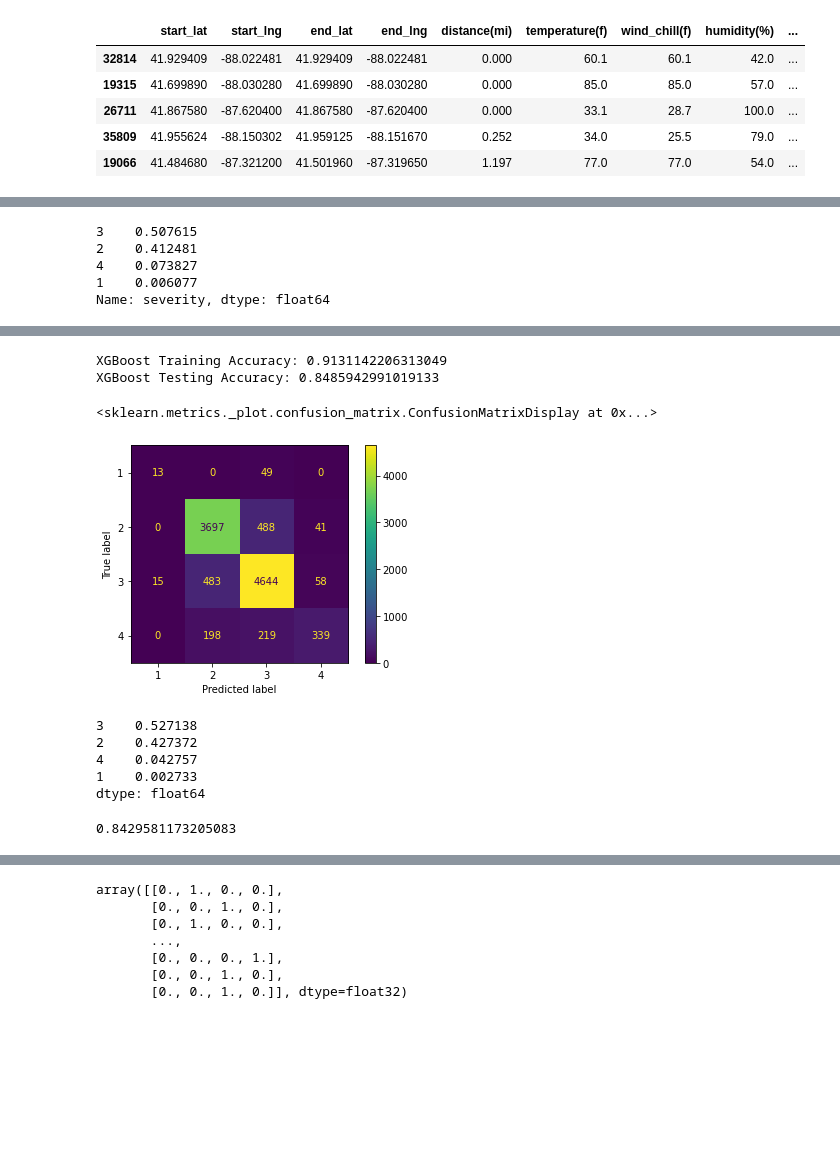
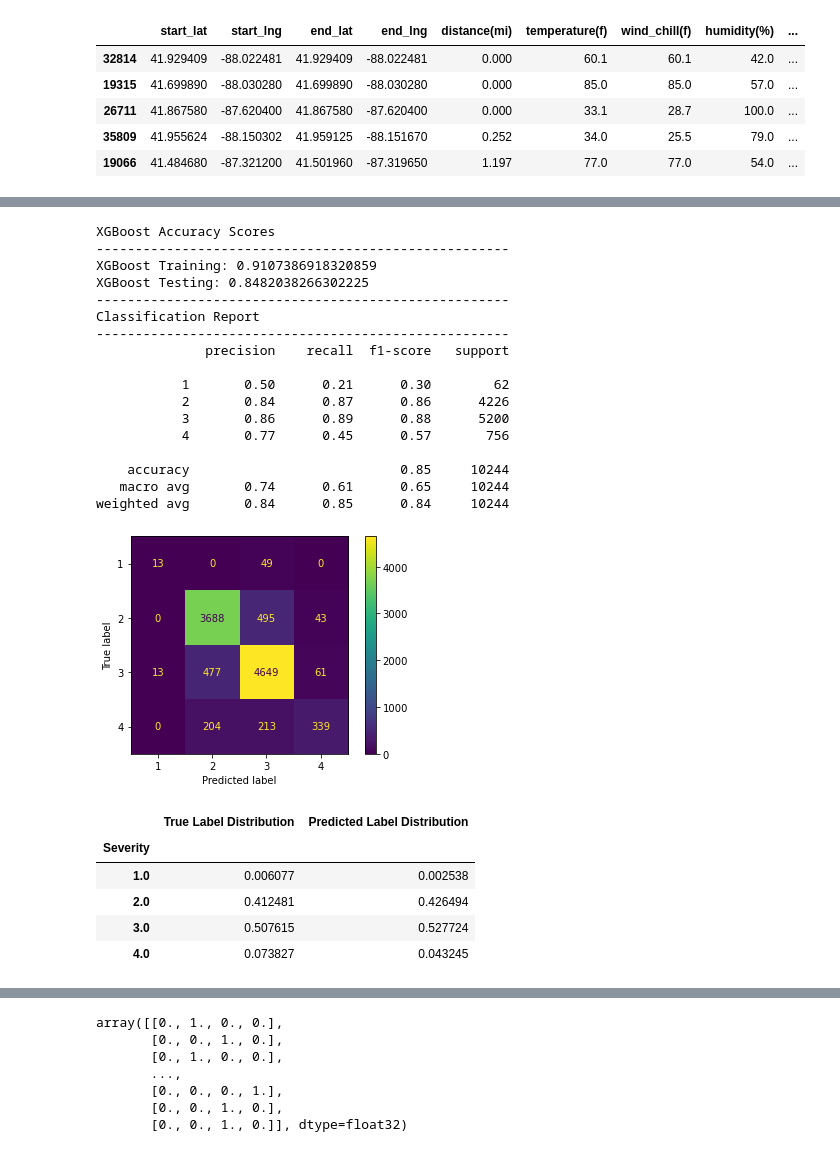
Before and after one commit to jeffreyfloyd/DST-and-traffic-implications, a Jupyter notebook: code/modeling.ipynb, the cells around one changed output, grey strips where cells are left out. Saved outputs shown, nothing was run; the diff lists cells and outputs as text; code cells hidden in the pictures; blank space fills up the shorter version.

```diff
--- a/code/modeling.ipynb
+++ b/code/modeling.ipynb
@@ -71,9 +63,12 @@ X_test shape: (10244, 154)
 y_test shape: (10244,)
-# %%
-y.value_counts(normalize=True)
-# %% [output]
-3    0.507615
-2    0.412481
-4    0.073827
-1    0.006077
-Name: severity, dtype: float64
+# %%
+def print_scores(model_name, model, xtrain, ytrain, xtest, ytest, preds):
+    print(f'{model_name} Accuracy Scores')
+    print('-'*53)
+    print(f'{model_name} Training:', model.score(xtrain,ytrain))
+    print(f'{model_name} Testing:', model.score(xtest,ytest))
+    print('-'*53)
+    print('Classification Report')
+    print('-'*53)
+    print(classification_report(y_test, preds, zero_division=0))
+    plot_confusion_matrix(model, xtest, ytest);
@@ -80,4 +79,6 @@ Name: severity, dtype: float64
 # %%
 xg_model = xg.sklearn.XGBClassifier()
-xg_model.fit(X_train,y_train);
+xg_model.fit(X_train,y_train)
+xg_preds = xg_model.predict(X_test)
+print_scores('XGBoost', xg_model, X_train, y_train, X_test, y_test, xg_preds)
 # %% [output]
@@ -85,12 +86,18 @@ xg_model.fit(X_train,y_train);
+XGBoost Accuracy Scores
+-----------------------------------------------------
+XGBoost Training: 0.9107386918320859
+XGBoost Testing: 0.8482038266302225
+-----------------------------------------------------
+Classification Report
+-----------------------------------------------------
+              precision    recall  f1-score   support
+
+           1       0.50      0.21      0.30        62
+           2       0.84      0.87      0.86      4226
+           3       0.86      0.89      0.88      5200
+           4       0.77      0.45      0.57       756
+
+    accuracy                           0.85     10244
+   macro avg       0.74      0.61      0.65     10244
+weighted avg       0.84      0.85      0.84     10244
+[figure, added]
-# %%
-# print out our accuracy scores
-print('XGBoost Training Accuracy:', xg_model.score(X_train,y_train))
-print('XGBoost Testing Accuracy:', xg_model.score(X_test,y_test))
-# %% [output]
-XGBoost Training Accuracy: 0.9131142206313049
-XGBoost Testing Accuracy: 0.8485942991019133
-# %%
-plot_confusion_matrix(xg_model, X_test, y_test)
-# %% [output]
-<sklearn.metrics._plot.confusion_matrix.ConfusionMatrixDisplay at 0x...>
-[figure, removed]
@@ -99,15 +104,12 @@ xg_preds = xg_model.predict(X_test)
-# %%
-pd.DataFrame(xg_preds).value_counts(normalize=True)
-# %% [output]
-3    0.527138
-2    0.427372
-4    0.042757
-1    0.002733
-dtype: float64
-# %%
-f1_score(y_test,xg_preds,average='weighted')
-# %% [output]
-0.8429581173205083
+# %%
+compare_preds(y,xg_preds)
+# %% [output]
+|  | True Label Distribution | Predicted Label Distribution |
+| Severity |  |  |
+| 1.0 | 0.006077 | 0.002538 |
+| 2.0 | 0.412481 | 0.426494 |
+| 3.0 | 0.507615 | 0.527724 |
+| 4.0 | 0.073827 | 0.043245 |
 # %%
 # decision tree model with just a few hyperparameters
 tree = DecisionTreeClassifier(max_depth=8, min_samples_split=5)
```
Also changed, not shown: parts of 19 cells of this notebook, 8 other files.
